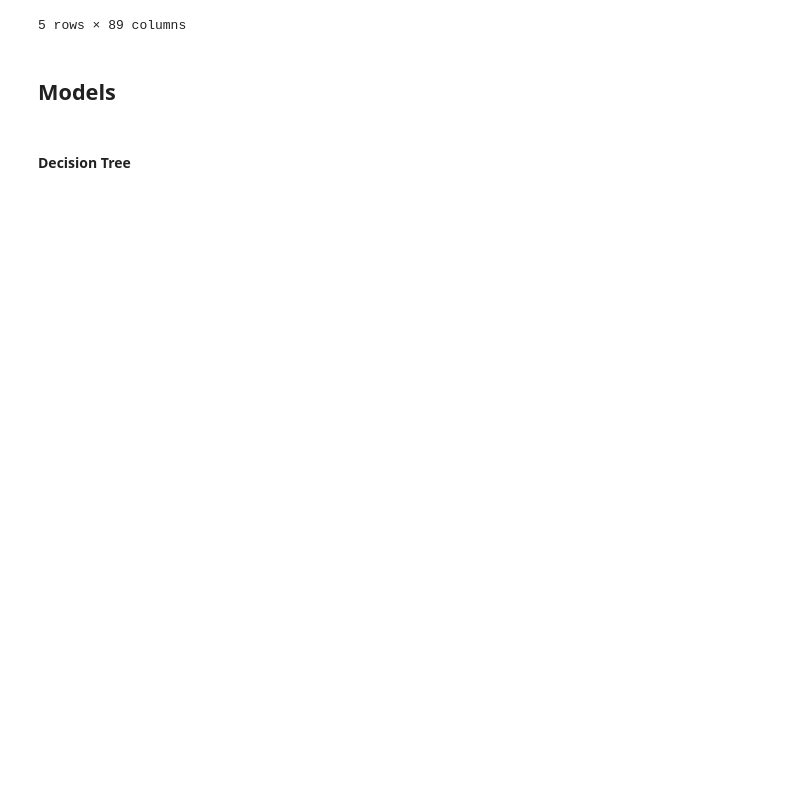
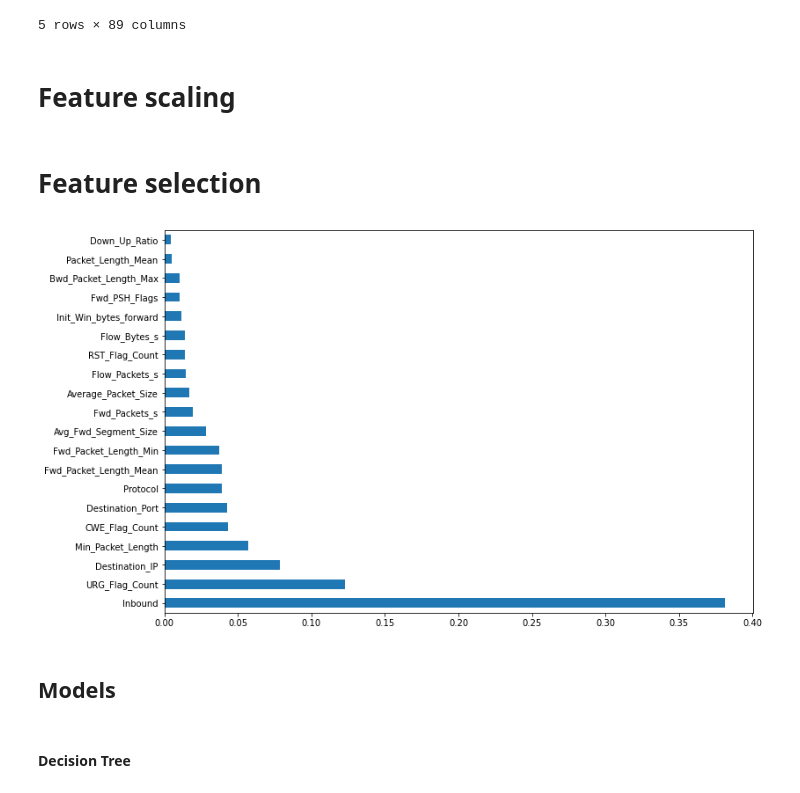
Before and after one commit to nfrejus/prim_ddos, a Jupyter notebook: unbalanced_30_70_model/model_with_filter_embbed_fs_2.ipynb, the cells around one changed output. Saved outputs shown, nothing was run; the diff lists cells and outputs as text; code cells hidden in the pictures; blank space fills up the shorter version.

```diff
--- a/unbalanced_30_70_model/model_with_filter_embbed_fs_2.ipynb
+++ b/unbalanced_30_70_model/model_with_filter_embbed_fs_2.ipynb
@@ -52,2 +44,11 @@ principal_feature = ['Inbound', 'URG_Flag_Count', 'Destination_IP',
-# %%
-X = X[principal_feature]
+# %%
+X_train, X_test, y_train, y_test = train_test_split(X, y, test_size = 0.2, random_state = 42)
+# %% [markdown]
+# Feature scaling
+# %%
+std_scaler = StandardScaler()
+std_scaler.fit(X_train)
+X_train = pd.DataFrame(std_scaler.transform(X_train), columns=X_train.columns)
+X_test = pd.DataFrame(std_scaler.transform(X_test), columns=X_test.columns)
+# %% [markdown]
+# Feature selection
@@ -53,0 +58,21 @@ X = X[principal_feature]
+# %%
+#Select top 2 features based on f_classif
+selector = SelectKBest(f_classif, k = 35).fit(X_train, y_train)
+dfscores = pd.DataFrame(selector.scores_)
+dfcolumns = pd.DataFrame(X_train.columns)
+
+featureScores = pd.concat([dfcolumns,dfscores],axis=1)
+featureScores.columns = ['Specs','Score']
+preselect_feature = featureScores.nlargest(28,'Score')['Specs'].to_list()
+# %%
+plt.figure(figsize=(12,8))
+from sklearn.ensemble import ExtraTreesClassifier
+model = ExtraTreesClassifier()
+model.fit(X_train[preselect_feature],y_train)
+#print(model.feature_importances_) #use inbuilt class feature_importances of tree based classifiers
+#plot graph of feature importances for better visualization
+feat_importances = pd.Series(model.feature_importances_, index=X_train[preselect_feature].columns)
+feat_importances.nlargest(20).plot(kind='barh')
+plt.show()
+# %% [output]
+[figure, added]
```
Also changed, not shown: parts of 41 cells of this notebook, 8 other files.
